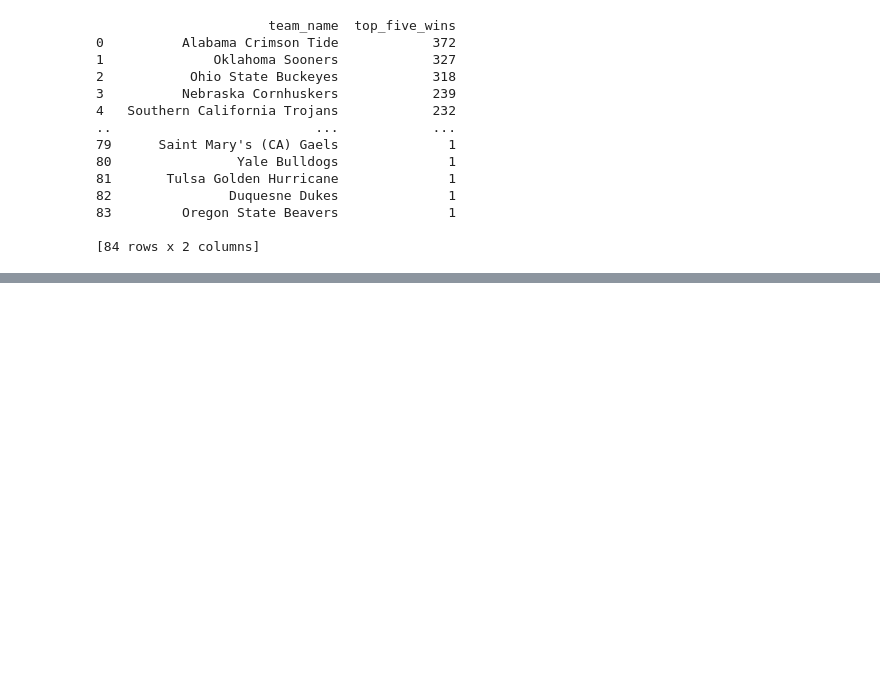
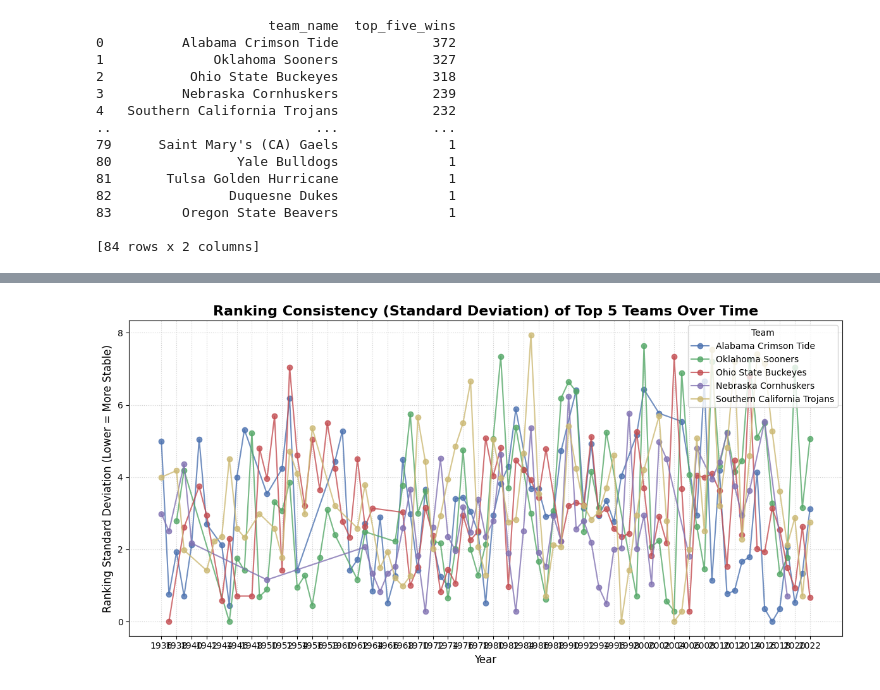
Before and after one commit to 110325-Data-Foundations/Week4ProjectGroup1, a Jupyter notebook: data_analysis.ipynb, the cells around one changed output, grey strips where cells are left out. Cells and saved outputs as stored; diff of their text form; code cells hidden in the pictures; blank space fills up the shorter version.

```diff
--- a/data_analysis.ipynb
+++ b/data_analysis.ipynb
@@ -111,0 +143,31 @@ print(top_five_teams_count_df)
+# %%
+# Filter data to include only the top 5 teams for a focused comparison
+comparison_teams_df = ranking_stdev_df[ranking_stdev_df['team_name'].isin(top_5_team_names)]
+
+plt.figure(figsize=(12, 6))
+plt.style.use('seaborn-v0_8-deep')
+
+# Plotting the time series for each team
+for team in top_5_team_names:
+    team_data = comparison_teams_df[comparison_teams_df['team_name'] == team]
+    plt.plot(team_data['year'], team_data['ranking_stdev'], marker='o', linestyle='-', label=team, alpha=0.8)
+
+# Adding labels and title
+plt.xlabel('Year', fontsize=12)
+plt.ylabel('Ranking Standard Deviation (Lower = More Stable)', fontsize=12)
+plt.title('Ranking Consistency (Standard Deviation) of Top 5 Teams Over Time', fontsize=16, fontweight='bold')
+
+# Add legend and grid
+plt.legend(title='Team', loc='upper right')
+plt.grid(True, linestyle=':', alpha=0.6)
+
+# Customize axis ticks
+min_year = comparison_teams_df['year'].min()
+max_year = comparison_teams_df['year'].max()
+plt.xticks(np.arange(min_year, max_year + 1, 2)) # Show year every 2 years
+plt.yticks(np.arange(0, comparison_teams_df['ranking_stdev'].max() + 2, 2))
+
+plt.tight_layout()
+plt.show()
+# %% [output]
+[figure, added]
```
Also changed, not shown: parts of 2 cells of this notebook.
